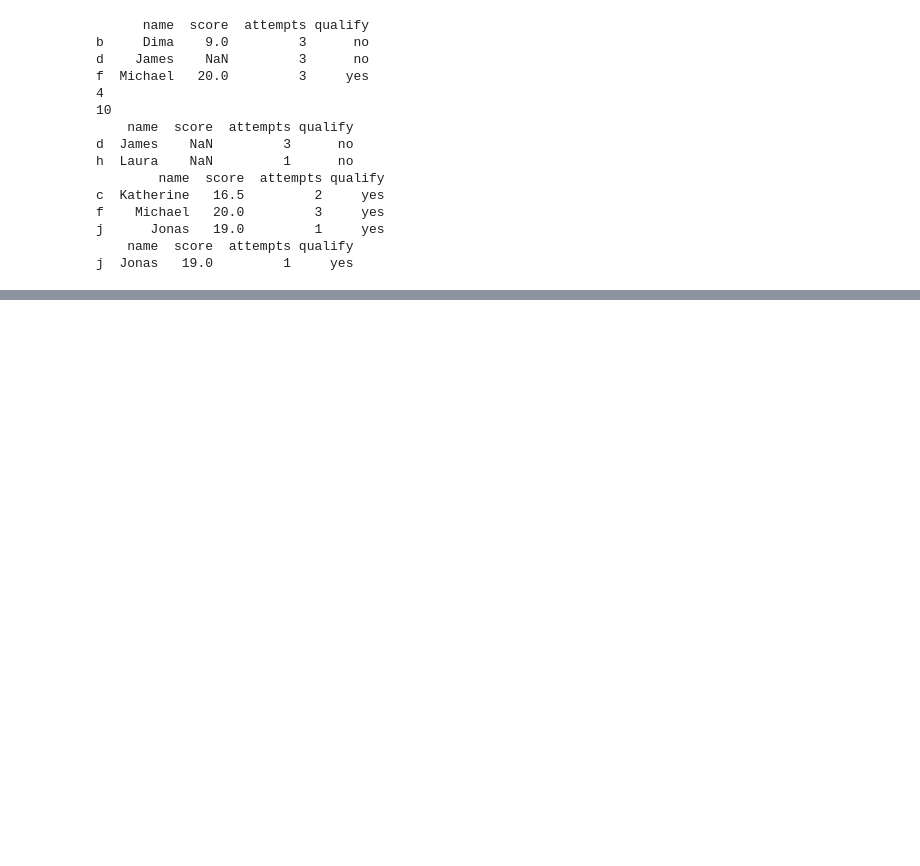
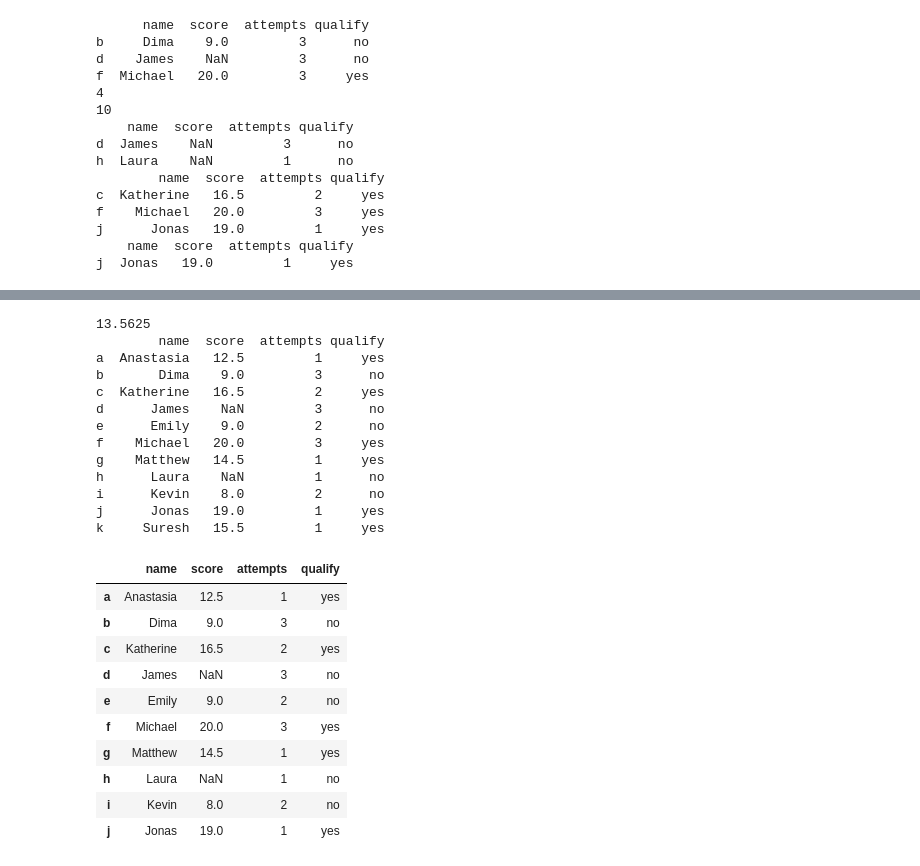
Before and after one commit to Priyakumari1997/Pythoncoding, a Jupyter notebook: Pandas coding practice.ipynb, the cells around one changed output, grey strips where cells are left out. Drawn from its saved outputs; the diff is of its cells as text; code cells hidden in the pictures; blank space fills up the shorter version.

```diff
--- a/Pandas coding practice.ipynb
+++ b/Pandas coding practice.ipynb
@@ -227,0 +251,39 @@ j  Jonas   19.0         1     yes
+# %%
+import pandas as pd
+import numpy as np
+exam_data  = {'name': ['Anastasia', 'Dima', 'Katherine', 'James', 'Emily', 'Michael', 'Matthew', 'Laura', 'Kevin', 'Jonas'],
+        'score': [12.5, 9, 16.5, np.nan, 9, 20, 14.5, np.nan, 8, 19],
+        'attempts': [1, 3, 2, 3, 2, 3, 1, 1, 2, 1],
+        'qualify': ['yes', 'no', 'yes', 'no', 'no', 'yes', 'yes', 'no', 'no', 'yes']}
+labels = ['a', 'b', 'c', 'd', 'e', 'f', 'g', 'h', 'i', 'j']
+
+df = pd.DataFrame(exam_data , index=labels)
+print(df['score'].mean())
+df.loc['k'] =["Suresh",15.5,1,"yes"]
+print(df)
+df.drop('k')
+# %% [output]
+13.5625
+        name  score  attempts qualify
+a  Anastasia   12.5         1     yes
+b       Dima    9.0         3      no
+c  Katherine   16.5         2     yes
+d      James    NaN         3      no
+e      Emily    9.0         2      no
+f    Michael   20.0         3     yes
+g    Matthew   14.5         1     yes
+h      Laura    NaN         1      no
+i      Kevin    8.0         2      no
+j      Jonas   19.0         1     yes
+k     Suresh   15.5         1     yes
+|  | name | score | attempts | qualify |
+| a | Anastasia | 12.5 | 1 | yes |
+| b | Dima | 9.0 | 3 | no |
+| c | Katherine | 16.5 | 2 | yes |
+| d | James | NaN | 3 | no |
+| e | Emily | 9.0 | 2 | no |
+| f | Michael | 20.0 | 3 | yes |
+| g | Matthew | 14.5 | 1 | yes |
+| h | Laura | NaN | 1 | no |
+| i | Kevin | 8.0 | 2 | no |
+| j | Jonas | 19.0 | 1 | yes |
```
Also changed, not shown: parts of 37 cells of this notebook, 1 other file.
